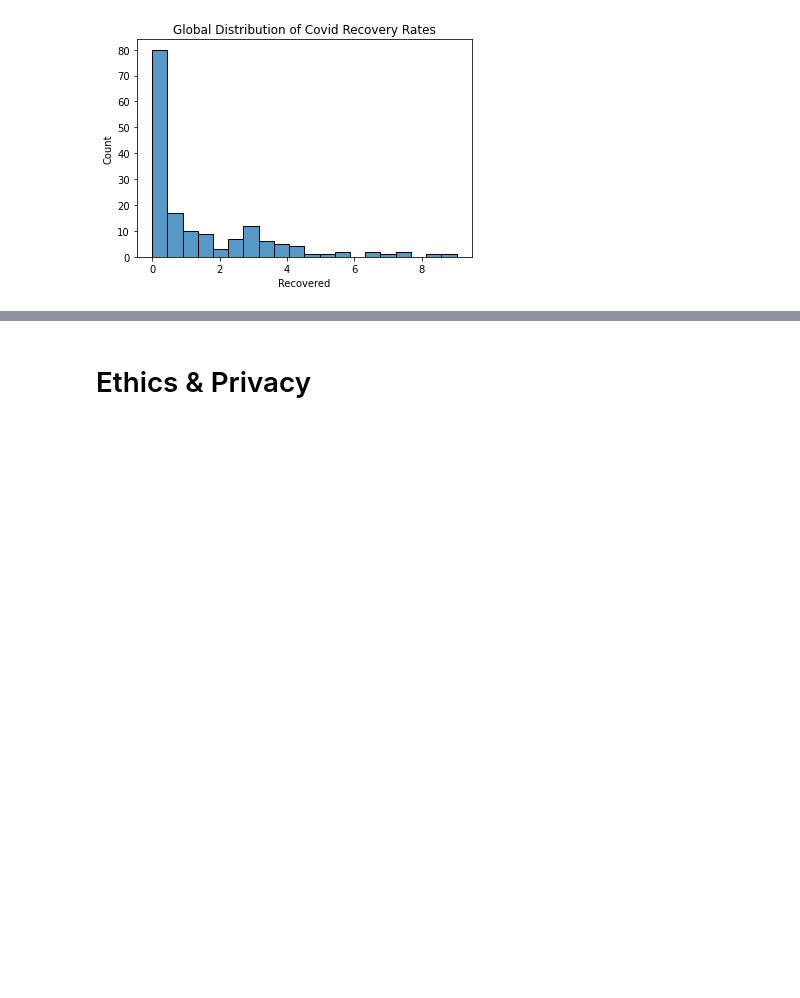
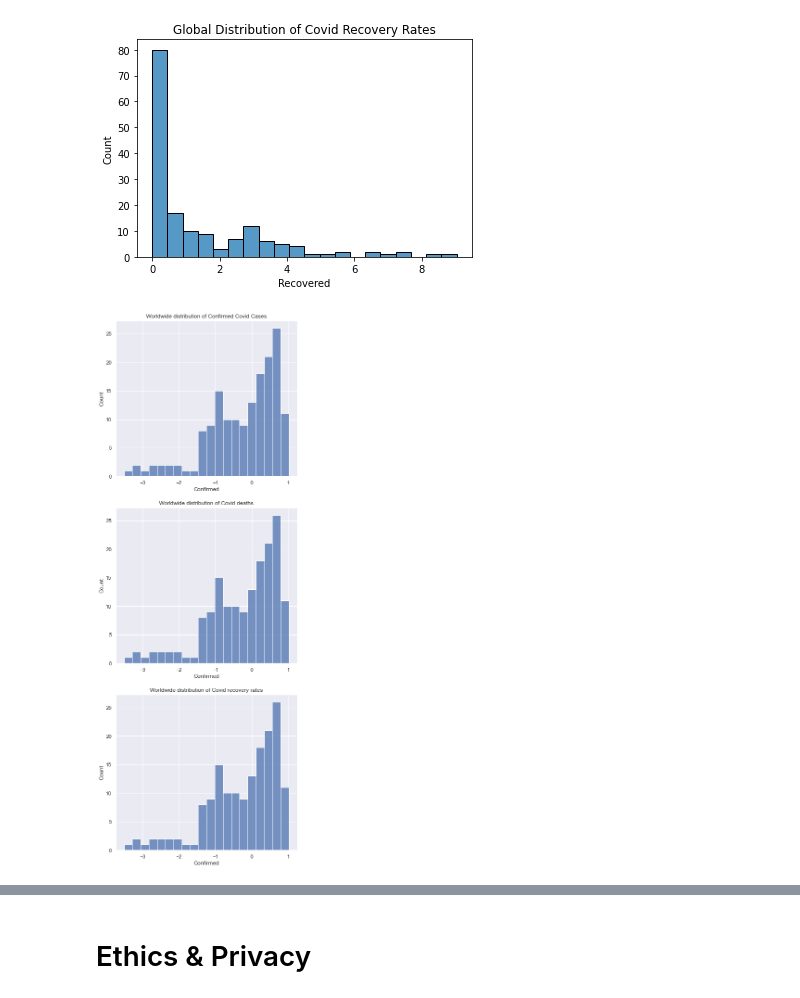
Before and after one commit to chwheo/cogs108-final-project, a Jupyter notebook: FinalProjectGroup061Sp22.ipynb, the cells around one changed output, grey strips where cells are left out. Drawn from its saved outputs; the diff is of its cells as text; code cells hidden in the pictures; blank space fills up the shorter version.

```diff
--- a/FinalProjectGroup061Sp22.ipynb
+++ b/FinalProjectGroup061Sp22.ipynb
@@ -412,3 +412,19 @@ Text(0.5, 1.0, 'Global Distribution of Covid Recovery Rates')
 df_covid['Confirmed'] = np.log10(df_covid['Confirmed'])
 df_covid['Deaths'] = np.log10(df_covid['Deaths'])
 df_covid['Recovered'] = np.log10(df_covid['Recovered'])
+# %%
+# replot figures with log transformation included
+sns.set()
+fig, axes = plt.subplots(3,1)
+sns.histplot(x='Confirmed', data=df_covid, stat='count', bins=20, ax = axes[0])
+axes[0].set_title('Worldwide distribution of Confirmed Covid Cases')
+sns.histplot(x='Confirmed', data=df_covid, stat='count', bins=20, ax = axes[1])
+axes[1].set_title('Worldwide distribution of Covid deaths')
+sns.histplot(x='Confirmed', data=df_covid, stat='count', bins=20, ax = axes[2])
+axes[2].set_title('Worldwide distribution of Covid recovery rates')
+
+# set subplot size
+fig.set_figheight(21)
+fig.set_figwidth(7)
+# %% [output]
+[figure, added]
```
Also changed, not shown: parts of 6 cells of this notebook.
